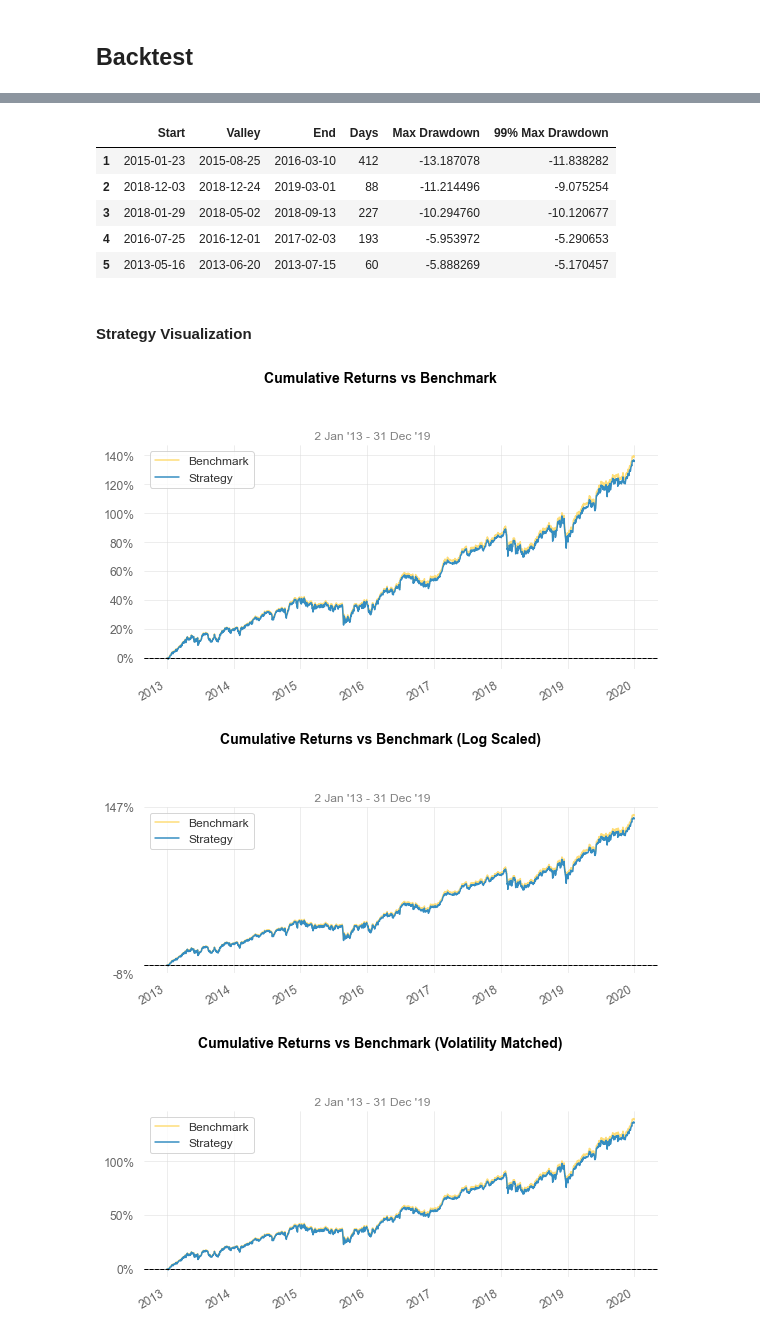
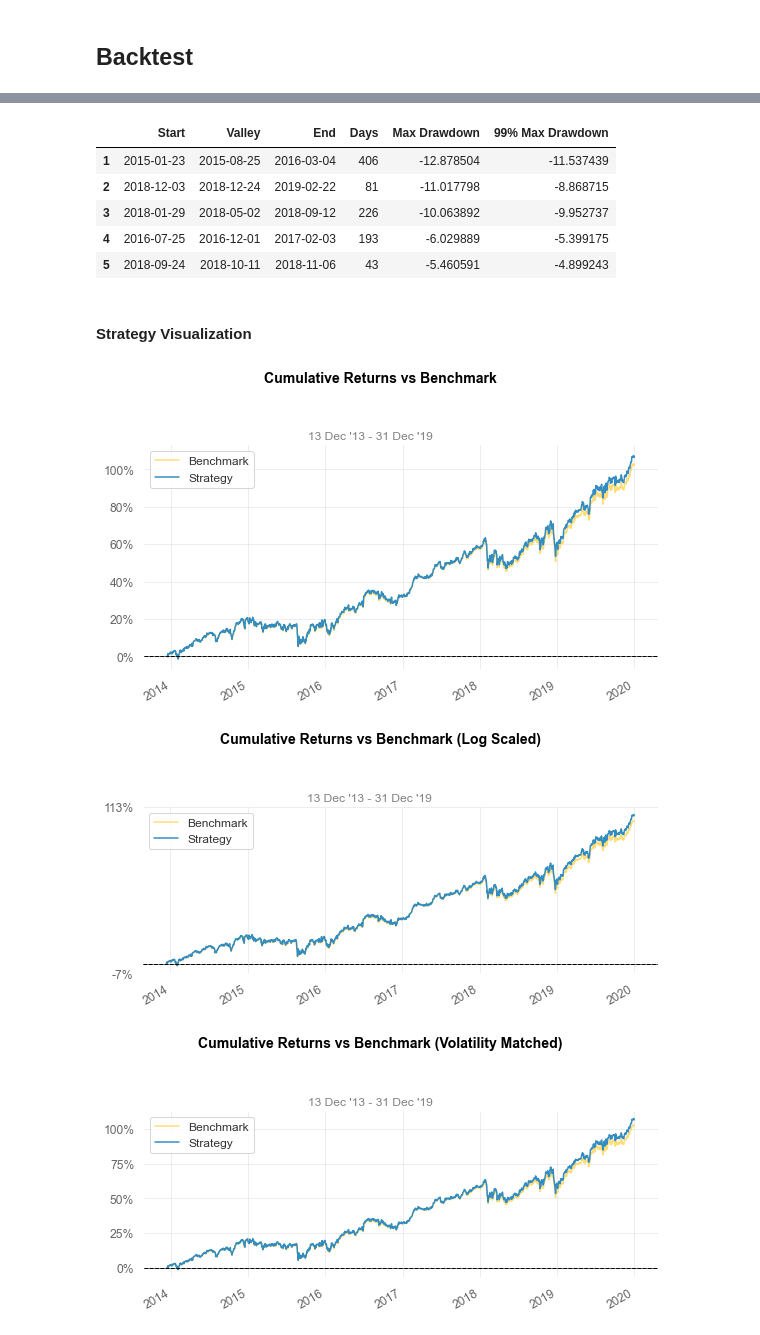
Before and after one commit to iewaij/qs, a Jupyter notebook: linear.ipynb, the cells around one changed output, grey strips where cells are left out. Drawn from its saved outputs; the diff is of its cells as text; code cells hidden in the pictures.

Commit message:
Update backtest on linear models

```diff
--- a/linear.ipynb
+++ b/linear.ipynb
@@ -94,12 +94,12 @@ def cross_validation(reg):
         print(f"fold: {fold}, r2: {r2}")
     print(f"Avg. r2: {np.mean(r2_)}")
 # %%
-cv = MultipleTimeSeriesCV(n_splits=8,
-                          train_period_length=8*52,
-                          test_period_length=26)
+cv = MultipleTimeSeriesCV(n_splits=6,
+                          train_period_length=6*52,
+                          test_period_length=52)
 
 X = factor["2000-01-01":"2012-12-31"]
 y = ret.shift(-1).loc["2000-01-01":"2012-12-31"]
-reg = make_pipeline(StandardScaler(), LinearRegression())
+reg = LinearRegression()
 cross_validation(reg)
 # %% [output]
@@ -141,12 +135,9 @@ Avg. r2: 0.011284539367466886
 # %% [markdown]
 ## Backtest
 # %%
-X = factor["2000-01-01":"2019-12-31"]
-y = ret.shift(-1).loc["2000-01-01":"2019-12-31"]
-cv = MultipleTimeSeriesCV(n_splits=8,
-                          train_period_length=8*52,
-                          test_period_length=52)
-reg = make_pipeline(StandardScaler(), LinearRegression())
+X = factor["2000-01-01":"2019-11-30"]
+y = ret.shift(-1).loc["2000-01-01":"2019-11-30"]
+reg = make_pipeline(StandardScaler(), Lasso(alpha=0.0005))
 # %%
 predictions = []
 for fold, (train_idx, val_idx) in enumerate(cv.split(X)):
@@ -182,7 +173,7 @@ def calc_w():
         # gamma is the risk aversion parameter
         gamma = cp.Parameter(nonneg=True)
         # Say gamma is 0, we maximize return, this can be adjusted
-        gamma.value = 0
+        gamma.value = 0.5
         # Classical Markowitz portfolio optimization (Does risk need to be sqrt or not?)
         obj = cp.Maximize(ret - gamma*risk)
         # Constraints
@@ -199,9 +190,8 @@ def calc_w():
         w_optimal[date] = np.asarray(w.value).flatten()
     return w_optimal
 # %%
-bt = crsp.set_index(["date", "permno"]).loc["2013-01-01":"2019-12-31", ["ret"]]
-bt["w_bnch"] = crsp.groupby([pd.Grouper(key="date", freq="W-FRI"), "permno"]).w_cap.last()
-bt["w_bnch"] = bt.groupby("permno").w_bnch.fillna(method="ffill")
+bt = crsp.set_index(["date", "permno"]).loc["2013-01-01":"2019-12-31", ["ret", "w_cap"]]
 bt["w_optimal"] = calc_w()
 bt["w_optimal"] = bt.groupby("permno").w_optimal.fillna(method="ffill")
-bt["w_optimal"] = bt.groupby("permno").w_optimal.shift(1)
+# bt["w_optimal"] = bt.groupby("permno").w_optimal.shift(1)
+bt = bt.dropna()
@@ -223,5 +198,5 @@ bt["w_optimal"] = bt.groupby("permno").w_optimal.shift(1)
 # %%
-bnch_ret = (bt.ret * bt.w_bnch).groupby("date").sum()
+bnch_ret = (bt.ret * bt.w_cap).groupby("date").sum()
 bt_ret = (bt.ret * bt.w_optimal).groupby("date").sum()
 qs.reports.full(bt_ret, bnch_ret)
 # %% [output]
@@ -246,12 +221,12 @@ Alpha                      -0.0        -
 None
 5 Worst Drawdowns
 |  | Start | Valley | End | Days | Max Drawdown | 99% Max Drawdown |
-| 1 | 2015-01-23 | 2015-08-25 | 2016-03-10 | 412 | -13.187078 | -11.838282 |
-| 2 | 2018-12-03 | 2018-12-24 | 2019-03-01 | 88 | -11.214496 | -9.075254 |
-| 3 | 2018-01-29 | 2018-05-02 | 2018-09-13 | 227 | -10.294760 | -10.120677 |
-| 4 | 2016-07-25 | 2016-12-01 | 2017-02-03 | 193 | -5.953972 | -5.290653 |
-| 5 | 2013-05-16 | 2013-06-20 | 2013-07-15 | 60 | -5.888269 | -5.170457 |
+| 1 | 2015-01-23 | 2015-08-25 | 2016-03-04 | 406 | -12.878504 | -11.537439 |
+| 2 | 2018-12-03 | 2018-12-24 | 2019-02-22 | 81 | -11.017798 | -8.868715 |
+| 3 | 2018-01-29 | 2018-05-02 | 2018-09-12 | 226 | -10.063892 | -9.952737 |
+| 4 | 2016-07-25 | 2016-12-01 | 2017-02-03 | 193 | -6.029889 | -5.399175 |
+| 5 | 2018-09-24 | 2018-10-11 | 2018-11-06 | 43 | -5.460591 | -4.899243 |
 Strategy Visualization
-[figure, old version]
+[figure, new version]
-[figure, old version]
+[figure, new version]
-[figure, old version]
+[figure, new version]
```
Also changed, not shown: parts of 6 cells of this notebook, 1 other file.
